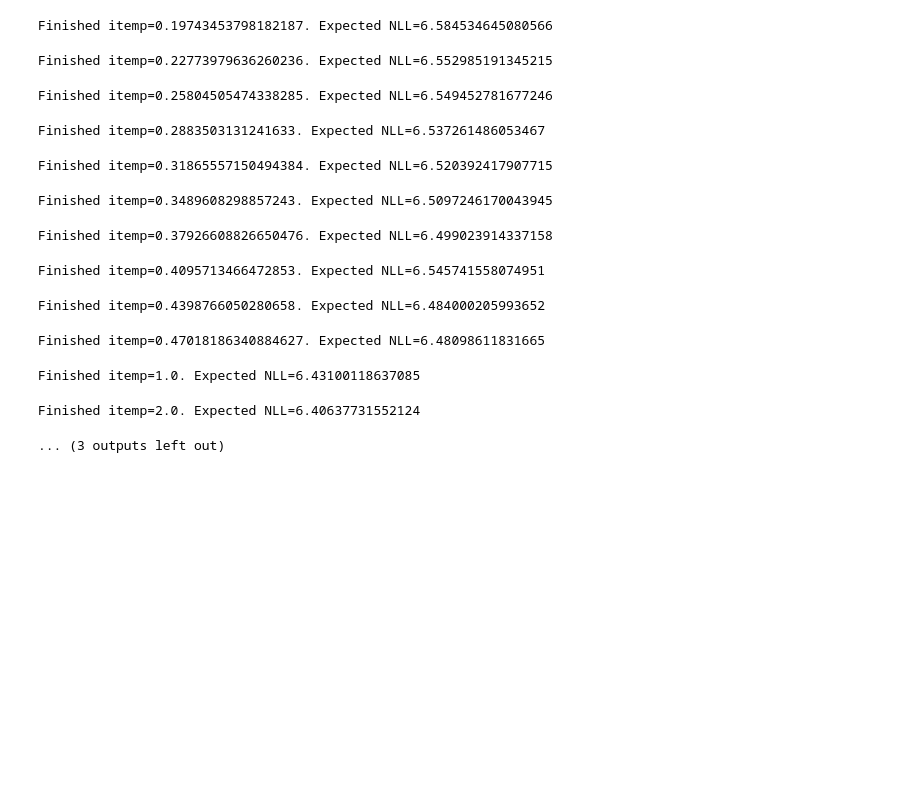
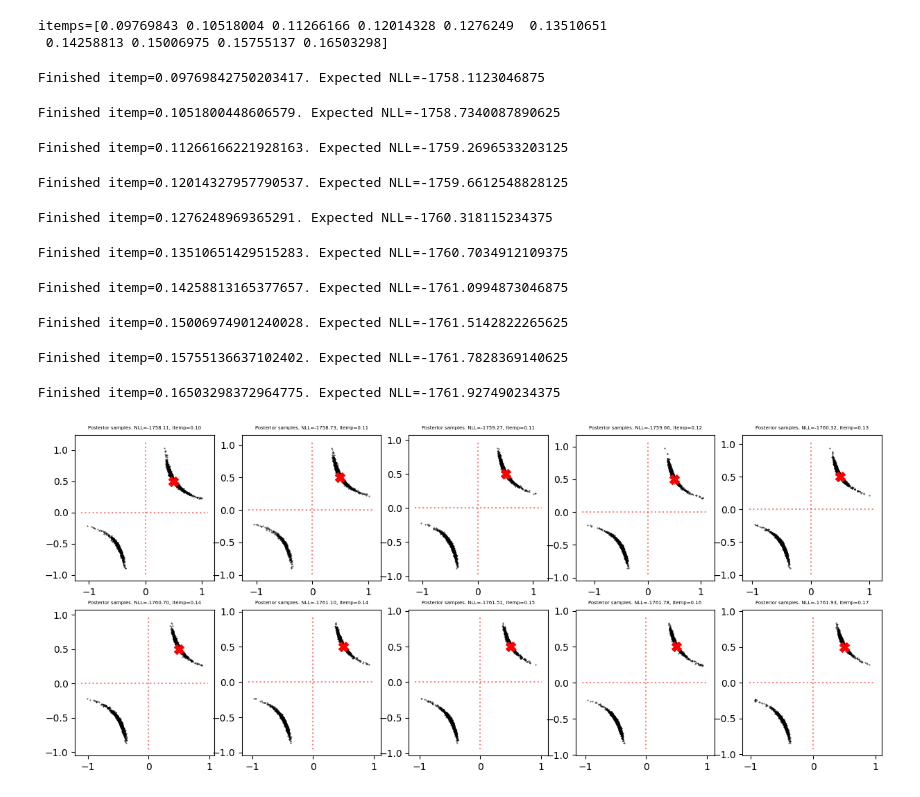
Before and after one commit to edmundlth/phase-transition-in-singular-model-paper, a Jupyter notebook: curated_experiments/measuring-rlct-of-one-hidden-layer-tanh-model.ipynb, the cells around one changed output. Cells and saved outputs as stored; diff of their text form; code cells hidden in the pictures; blank space fills up the shorter version.

```diff
--- a/curated_experiments/measuring-rlct-of-one-hidden-layer-tanh-model.ipynb
+++ b/curated_experiments/measuring-rlct-of-one-hidden-layer-tanh-model.ipynb
@@ -242,55 +319,60 @@ itemps = np.linspace(
     num_itemps
 )
 
-itemps = np.array(list(itemps) + [1.0, 2.0, 5.0, 15.0])
+# itemps = np.linspace(1 / np.log(n), 1.5 / np.log(n), num=num_itemps)
+# itemps = np.array(list(itemps) + [1.0, 2.0, 5.0, 15.0])
+# itemps = np.array([0.1, 0.2, 0.3, 0.5])
+print(f"itemps={itemps}")
 
 num_rows = 2
 num_cols = len(itemps) // num_rows + (len(itemps) % num_rows != 0)
 fig, axes = plt.subplots(num_rows, num_cols, figsize=(3 * num_cols, 3 * num_rows))
 axes = np.ravel(axes)
 enlls = []
 for i, itemp in enumerate(itemps):
     ax = axes[i]
     posterior_samples = one_layer_tanh.run_inference(
-        num_warmup=100,
-        num_posterior_samples=1000,
+        num_warmup=1000,
+        num_posterior_samples=2000,
         num_chains=4,
+        thinning=4,
         progress_bar=True,
         itemp=itemp
     )
     nlls = []
-    for i in range(one_layer_tanh.mcmc.num_samples * one_layer_tanh.mcmc.num_chains):
+    num_mcmc_samples = len(posterior_samples[list(posterior_samples.keys())[0]])
+    for i in range(num_mcmc_samples):
         param_dict = {name: param[i] for name, param in posterior_samples.items()}
         nlls.append(one_layer_tanh.expected_nll(param_dict))
 
     enll = np.mean(nlls)
     enlls.append(enll)
     print(f"Finished itemp={itemp}. Expected NLL={enll}")
 
     i1, i2 = 0, 0
     j1, j2 = 0, 0
     ax.plot(posterior_samples["W1"][:, i1, i2], posterior_samples["W2"][:, j1, j2], "kx", markersize=1, alpha=0.5)
     ax.plot([true_param_dict["W1"][i1, i2]], [true_param_dict["W2"][j1, j2]], "rX", markersize=10)
 
     xmin, xmax = ax.get_xlim()
     ymin, ymax = ax.get_ylim()
     ax.hlines([0], xmin=xmin, xmax=xmax, linestyles="dotted", alpha=0.5, color='r')
     ax.vlines([0], ymin=ymin, ymax=ymax, linestyles="dotted", alpha=0.5, color='r')
     ax.set_title(f"Posterior samples. NLL={enll:.2f}, itemp={itemp:.2f}", fontdict={"fontsize": 5});
 # %% [output]
-Finished itemp=0.19743453798182187. Expected NLL=6.584534645080566
+itemps=[0.09769843 0.10518004 0.11266166 0.12014328 0.1276249  0.13510651
+ 0.14258813 0.15006975 0.15755137 0.16503298]
-Finished itemp=0.22773979636260236. Expected NLL=6.552985191345215
+Finished itemp=0.09769842750203417. Expected NLL=-1758.1123046875
-Finished itemp=0.25804505474338285. Expected NLL=6.549452781677246
+Finished itemp=0.1051800448606579. Expected NLL=-1758.7340087890625
-Finished itemp=0.2883503131241633. Expected NLL=6.537261486053467
+Finished itemp=0.11266166221928163. Expected NLL=-1759.2696533203125
-Finished itemp=0.31865557150494384. Expected NLL=6.520392417907715
+Finished itemp=0.12014327957790537. Expected NLL=-1759.6612548828125
-Finished itemp=0.3489608298857243. Expected NLL=6.5097246170043945
+Finished itemp=0.1276248969365291. Expected NLL=-1760.318115234375
-Finished itemp=0.37926608826650476. Expected NLL=6.499023914337158
+Finished itemp=0.13510651429515283. Expected NLL=-1760.7034912109375
-Finished itemp=0.4095713466472853. Expected NLL=6.545741558074951
+Finished itemp=0.14258813165377657. Expected NLL=-1761.0994873046875
-Finished itemp=0.4398766050280658. Expected NLL=6.484000205993652
+Finished itemp=0.15006974901240028. Expected NLL=-1761.5142822265625
-Finished itemp=0.47018186340884627. Expected NLL=6.48098611831665
+Finished itemp=0.15755136637102402. Expected NLL=-1761.7828369140625
-Finished itemp=1.0. Expected NLL=6.43100118637085
+Finished itemp=0.16503298372964775. Expected NLL=-1761.927490234375
-Finished itemp=2.0. Expected NLL=6.40637731552124
-... (3 outputs left out)
+[figure, added]
 # %%
 import scipy
 
```
Also changed, not shown: parts of 10 cells of this notebook, 3 other files.
